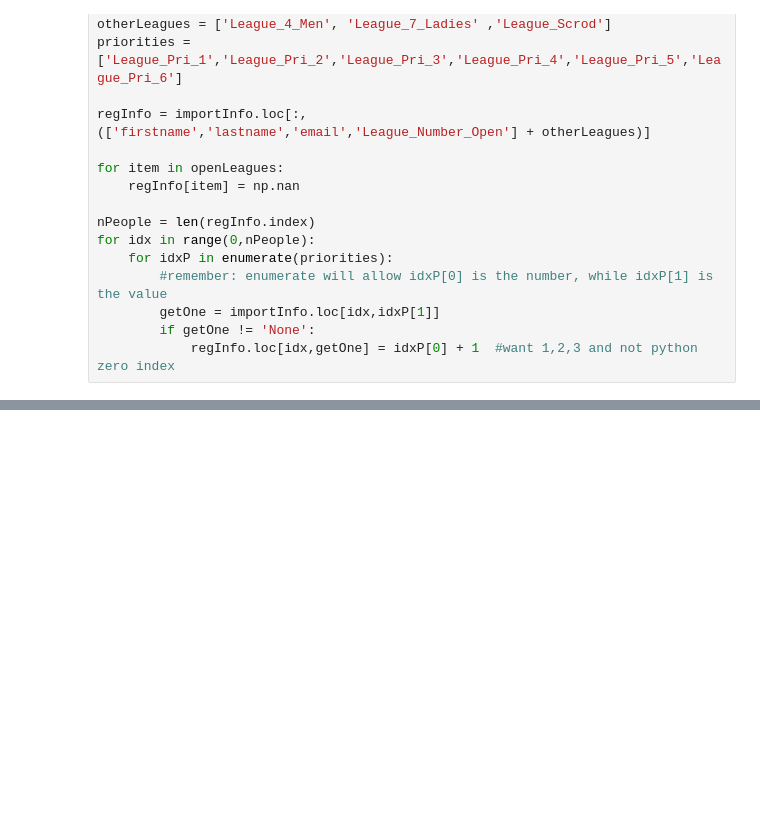
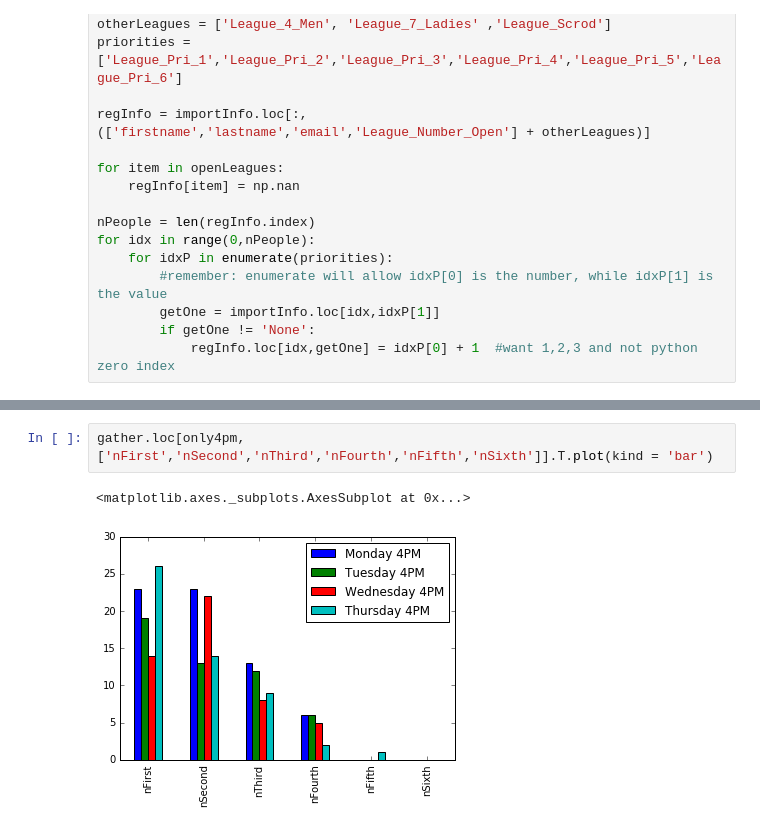
Before and after one commit to longnecker/leagues, a Jupyter notebook: CheckInputFile.ipynb, the cells around one changed output, grey strips where cells are left out. Cells and saved outputs as stored; diff of their text form; blank space fills up the shorter version.

```diff
--- a/CheckInputFile.ipynb
+++ b/CheckInputFile.ipynb
@@ -291,0 +127,5 @@ Name: 0, dtype: object
+# %%
+gather.loc[only4pm,['nFirst','nSecond','nThird','nFourth','nFifth','nSixth']].T.plot(kind = 'bar')
+# %% [output]
+<matplotlib.axes._subplots.AxesSubplot at 0x...>
+[figure, added]
```
Also changed, not shown: parts of 50 cells of this notebook, 3 other files.
